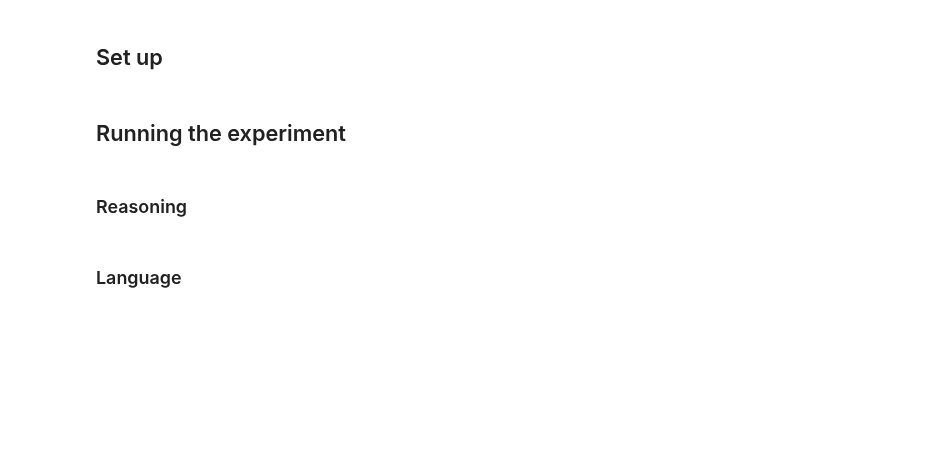
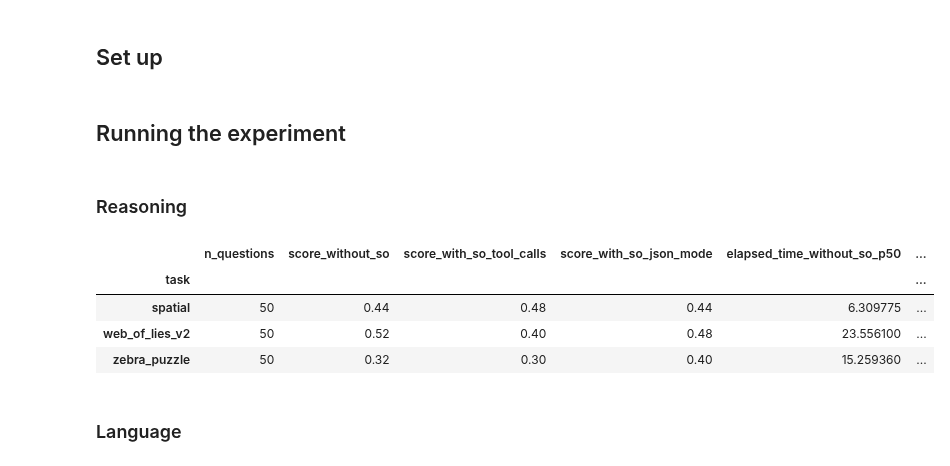
Before and after one commit to dylanjcastillo/blog, a Jupyter notebook: posts/is-pydantic-making-your-model-dumber.ipynb, the cells around one changed output. Cells and saved outputs as stored; diff of their text form; code cells hidden in the pictures; blank space fills up the shorter version.

```diff
--- a/posts/is-pydantic-making-your-model-dumber.ipynb
+++ b/posts/is-pydantic-making-your-model-dumber.ipynb
@@ -97,8 +97,8 @@ SYSTEM_MESSAGE_MAPPING = {
     PromptType.WITHOUT_STRUCTURED_OUTPUT.value: (
         "You're a helpful assistant. You will help me answer a question."
         "\nYou must respond using the following format:"
-        "\nREASONING: <your reasoning here>"
-        "\nANSWER: <your answer here, don't include any other text>"
+        "\nREASONING: <your reasoning explaining your answer>"
+        "\nANSWER: <your answer, don't include any other text>"
     ),
     PromptType.WITH_TOOL_CALLS.value: (
         "You're a helpful assistant. You will help me answer a question."
@@ -331,22 +331,22 @@ def generate_outputs(df):
 
 def evaluate_outputs(df, evaluator):
     df_copy = df.copy()
-    df_copy["is_correct_without_so"] = df_copy.apply(
+    df_copy["score_without_so"] = df_copy.apply(
         lambda row: evaluator(
             row["ground_truth"], row["task"], row["response_without_so"]
-        ),
+        ) * 1,
         axis=1,
     )
-    df_copy["is_correct_with_so_tool_calls"] = df_copy.apply(
+    df_copy["score_with_so_tool_calls"] = df_copy.apply(
         lambda row: evaluator(
             row["ground_truth"], row["task"], row["response_with_so_tool_calls"]
-        ),
+        ) * 1,
         axis=1,
     )
-    df_copy["is_correct_with_so_json_mode"] = df_copy.apply(
+    df_copy["score_with_so_json_mode"] = df_copy.apply(
         lambda row: evaluator(
             row["ground_truth"], row["task"], row["response_with_so_json_mode"]
-        ),
+        ) * 1,
         axis=1,
     )
     return df_copy
@@ -361,36 +361,54 @@ df_reasoning_results.to_csv(data_dir / "reasoning" / "reasoning_results.csv")
 # | output: false
 # | echo: false
 
 df_reasoning_results.groupby("task").agg(
     n_questions=("question_id", "count"),
-    accuracy_without_so=("is_correct_without_so", "mean"),
-    accuracy_with_so_tool_calls=("is_correct_with_so_tool_calls", "mean"),
-    accuracy_with_so_json_mode=("is_correct_with_so_json_mode", "mean"),
+    score_without_so=("score_without_so", "mean"),
+    score_with_so_tool_calls=("score_with_so_tool_calls", "mean"),
+    score_with_so_json_mode=("score_with_so_json_mode", "mean"),
     elapsed_time_without_so_p50=(
         "elapsed_time_without_so",
         lambda x: np.percentile(x, 50),
     ),
     elapsed_time_with_so_tool_calls_p50=(
         "elapsed_time_with_so_tool_calls",
         lambda x: np.percentile(x, 50),
     ),
     elapsed_time_with_so_json_mode_p50=(
         "elapsed_time_with_so_json_mode",
         lambda x: np.percentile(x, 50),
     ),
     elapsed_time_without_so_p99=(
         "elapsed_time_without_so",
         lambda x: np.percentile(x, 99),
     ),
     elapsed_time_with_so_tool_calls_p99=(
         "elapsed_time_with_so_tool_calls",
         lambda x: np.percentile(x, 99),
     ),
     elapsed_time_with_so_json_mode_p99=(
         "elapsed_time_with_so_json_mode",
         lambda x: np.percentile(x, 99),
     ),
+    elapsed_time_without_so_max=(
+        "elapsed_time_without_so",
+        lambda x: np.max(x),
+    ),
+    elapsed_time_with_so_tool_calls_max=(
+        "elapsed_time_with_so_tool_calls",
+        lambda x: np.max(x),
+    ),
+    elapsed_time_with_so_json_mode_max=(
+        "elapsed_time_with_so_json_mode",
+        lambda x: np.max(x),
+    ),
 )
+# %% [output]
+|  | n_questions | score_without_so | score_with_so_tool_calls | score_with_so_json_mode | elapsed_time_without_so_p50 | ... |
+| task |  |  |  |  |  | ... |
+| spatial | 50 | 0.44 | 0.48 | 0.44 | 6.309775 | ... |
+| web_of_lies_v2 | 50 | 0.52 | 0.40 | 0.48 | 23.556100 | ... |
+| zebra_puzzle | 50 | 0.32 | 0.30 | 0.40 | 15.259360 | ... |
 # %% [markdown]
 ### Language
 # %%
```
Also changed, not shown: parts of 7 cells of this notebook, 1 other file.
